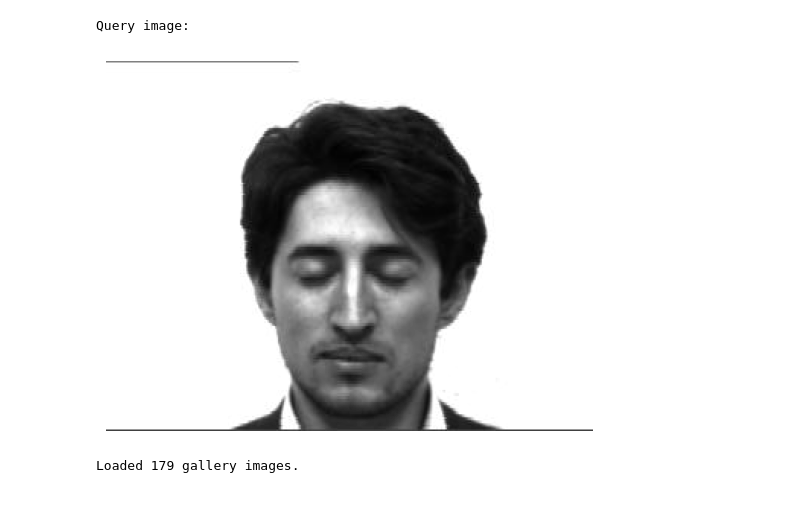
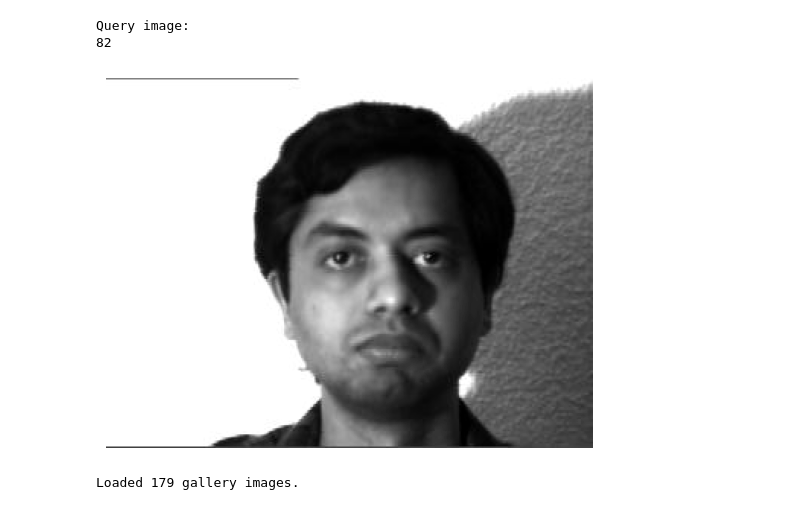
Before and after one commit to divyanash911/Illumination-invariance-face-recognition, a Jupyter notebook: implementation.ipynb, the cells around one changed output. Cells and saved outputs as stored; diff of their text form; code cells hidden in the pictures.

```diff
--- a/implementation.ipynb
+++ b/implementation.ipynb
@@ -404,13 +414,31 @@ def preview_image(image):
     plt.imshow(image, cmap='gray')
     plt.axis('off')
     plt.show()
-# %%
-query_image = load_image('subject03.sleepy_frame_1.jpg')
-print('Query image:')
-preview_image(query_image)
-# %% [output]
-Query image:
-[figure, removed]
+# %%
+import os
+query_path = "data_new/subject10.leftlight_frame_1.jpg"
+query_image = load_image(query_path)
+print('Query image:')
+
+image_idx = -1
+directory = "data_new"
+# Iterate through the images in the directory
+for idx, filename in enumerate(os.listdir(directory)):
+    filepath = os.path.join(directory, filename)
+    if os.path.isfile(filepath):
+        current_image = load_image(filepath)
+        # Compare with the query image
+        if np.array_equal(query_image, current_image):
+            image_idx = idx
+            break
+
+print(image_idx)
+
+preview_image(query_image)
+# %% [output]
+Query image:
+82
+[figure, added]
 # %%
 # extract all file paths ending with jpg
 import os
```
Also changed, not shown: parts of 5 cells of this notebook, 43 other files.
